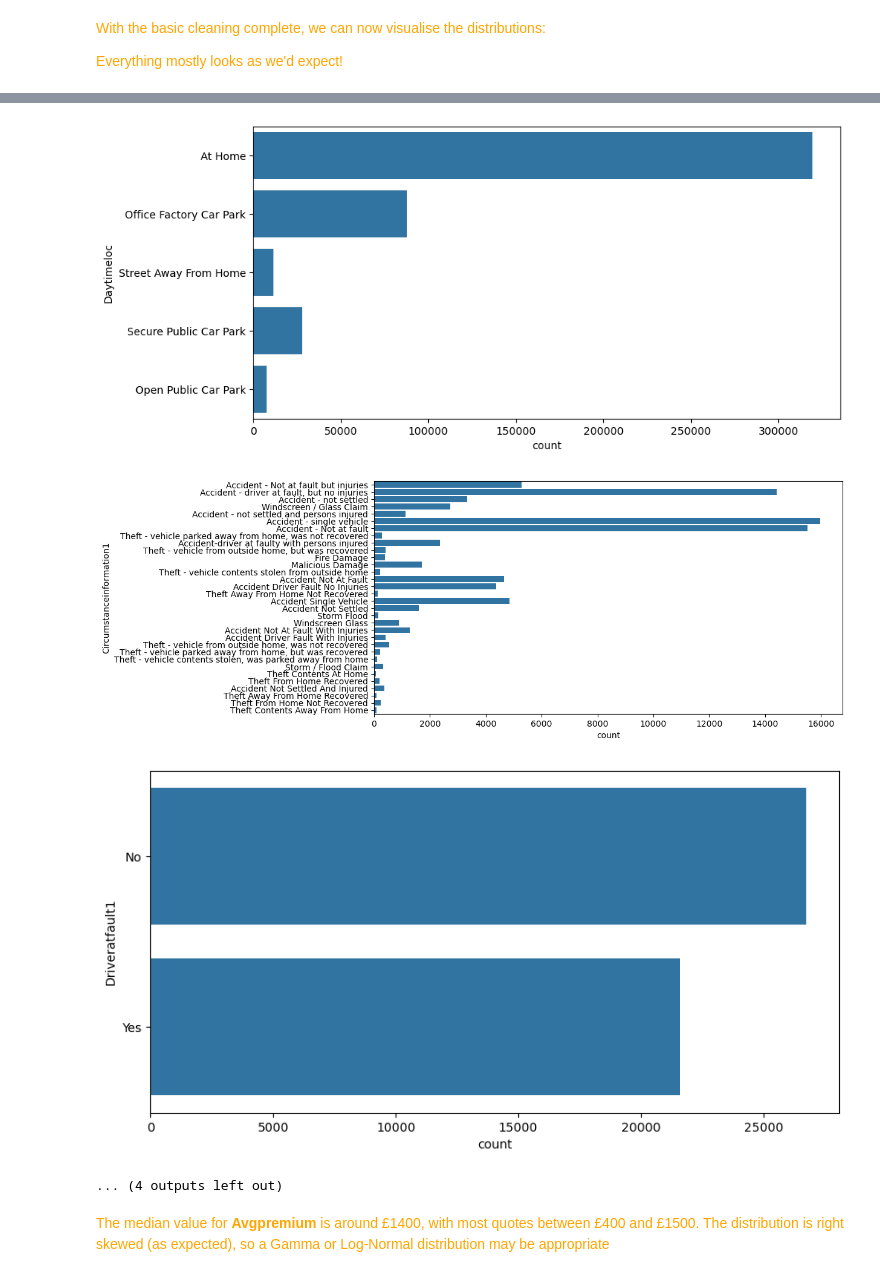
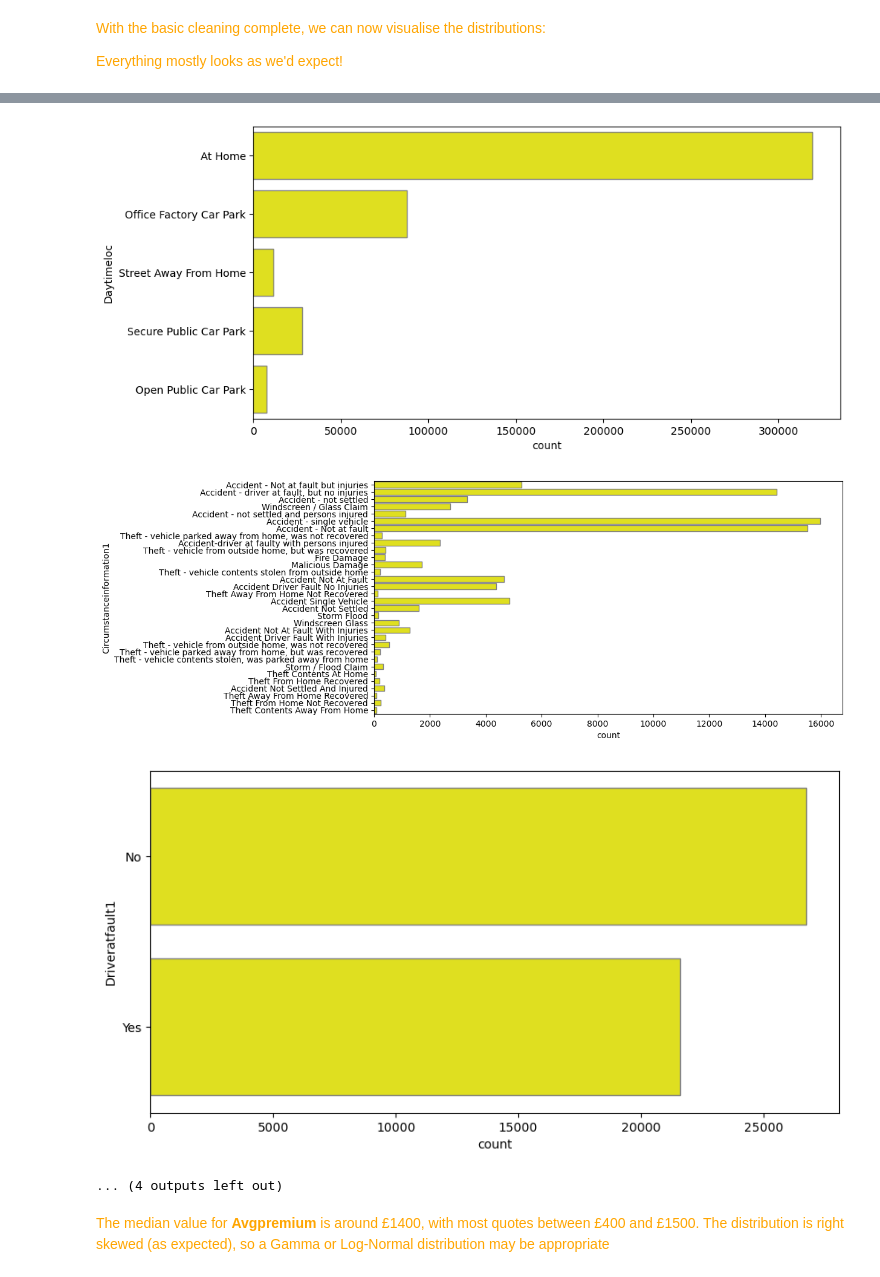
Before and after one commit to dolmas1/bymiles_takehome, a Jupyter notebook: takehome_task.ipynb, the cells around one changed output, grey strips where cells are left out. Cells and saved outputs as stored; diff of their text form; code cells hidden in the pictures.

```diff
--- a/takehome_task.ipynb
+++ b/takehome_task.ipynb
@@ -213,6 +226,6 @@ plt.show()
 # Bar plots for categorical columns
 for column in df.select_dtypes(include=['object']).columns[1:]:
     plt.figure(figsize=(10, 5))
-    sns.countplot(y=column, data=df)
+    sns.countplot(y=column, data=df, color = 'yellow', edgecolor = 'grey')
     plt.show()
 # %% [output]
@@ -228,6 +241,6 @@ for column in df.select_dtypes(include=['object']).columns[1:]:
-[figure, old version]
+[figure, new version]
-[figure, old version]
+[figure, new version]
-[figure, old version]
+[figure, new version]
 ... (4 outputs left out)
 # %% [markdown]
 <span style="color:orange"> The median value for **Avgpremium** is around £1400, with most quotes between £400 and £1500. The distribution is right skewed (as expected), so a Gamma or Log-Normal distribution may be appropriate
```
Also changed, not shown: parts of 28 cells of this notebook, 1 other file.
